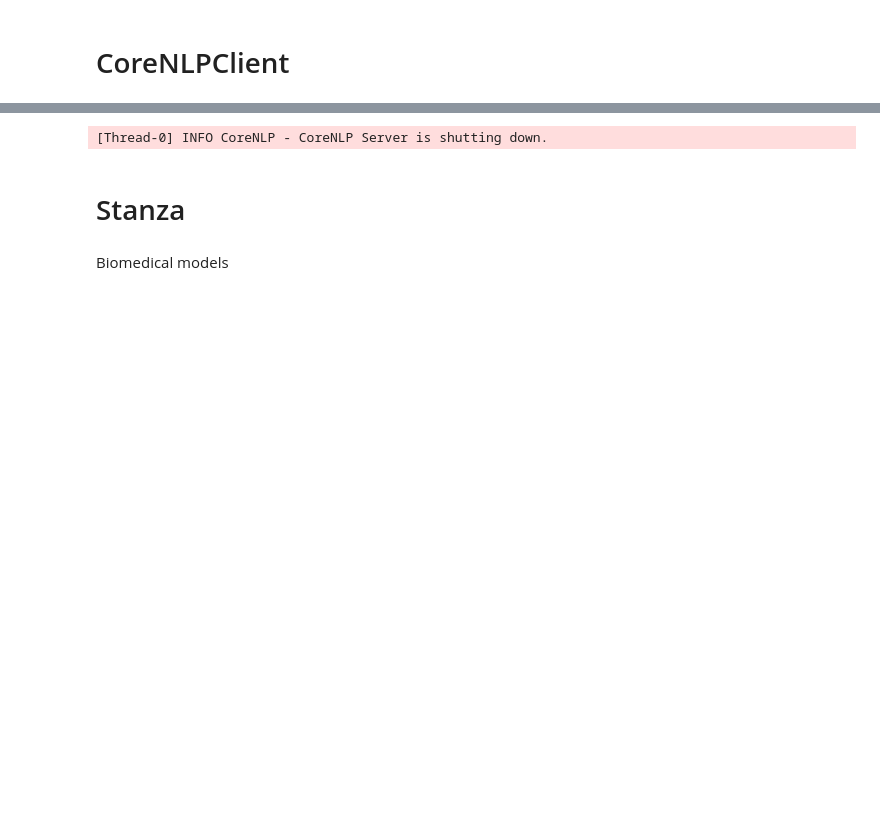
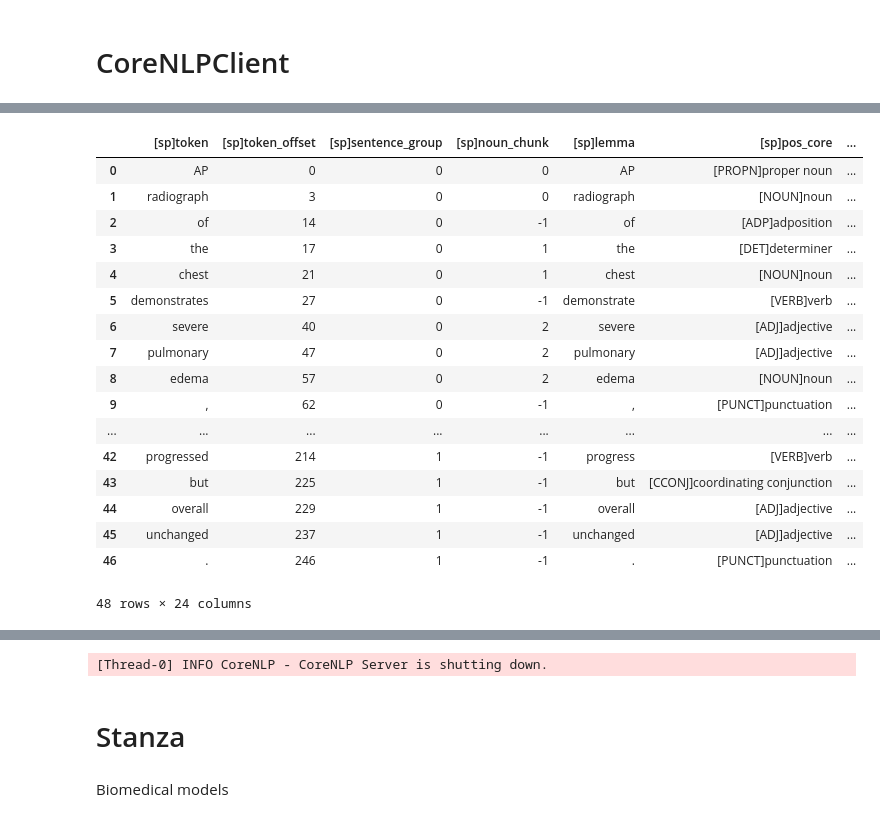
Before and after one commit to yxliao95/structured_reporting, a Jupyter notebook: notebook/2_IE_CoreNLP_test.ipynb, the cells around one changed output, grey strips where cells are left out. Cells and saved outputs as stored; diff of their text form; code cells hidden in the pictures; blank space fills up the shorter version.

```diff
--- a/notebook/2_IE_CoreNLP_test.ipynb
+++ b/notebook/2_IE_CoreNLP_test.ipynb
@@ -162,0 +221,54 @@ AP chest reviewed in the absence of prior chest radiographs, at 9:20 a.m., a fol
+# %%
+section_name_cfg = config.name_style.mimic_cxr.section_name
+batch_process_cfg = config.batch_process
+output_section_cfg = config.output.section
+nlp_cfg = config.nlp_properties.corenlp
+request_url = config.nlp_properties.corenlp.request_url
+spacy_nametyle = config.name_style.spacy.column_name
+corenlp_nametyle = config.name_style.corenlp.column_name
+
+coref_server_name = "dcoref"
+
+corenlp_json = json.loads(corenlp_out_jsonStr)
+df_base = df_spacy
+tokenOffset_base = df_base.loc[:, spacy_nametyle["token_offset"]].tolist()
+referTo_spacy, tokenTotalNum, sentenceGroups, corefMetionGroups_withData, corefGroups, dependency_list, depPlus_list, depPlusPlus_list = formatCorenlpDocument(tokenOffset_base, corenlp_json)
+df_corenlp_rowsNum = tokenTotalNum
+df_corenlp = None
+df_corenlp = pd.DataFrame(
+    {
+        corenlp_nametyle["align_to_spacy"]: [int(i) for i in referTo_spacy],
+        corenlp_nametyle["token"]: [str(token["originalText"]) for sentence in corenlp_json["sentences"] for token in sentence["tokens"]],
+        corenlp_nametyle["token_offset"]: [str(token["characterOffsetBegin"]) for sentence in corenlp_json["sentences"] for token in sentence["tokens"]],
+        corenlp_nametyle["sentence_group"]: [int(i) for i in sentenceGroups],
+        corenlp_nametyle["lemma"]: [str(token["lemma"]) for sentence in corenlp_json["sentences"] for token in sentence["tokens"]],
+        corenlp_nametyle["pos"]: [str(token["pos"]) for sentence in corenlp_json["sentences"] for token in sentence["tokens"]],
+        corenlp_nametyle["dependency"]: [str(i) for i in align_byIndex_individually_withData_dictInList(df_corenlp_rowsNum, dependency_list)],
+        corenlp_nametyle["dependency+"]: [str(i) for i in align_byIndex_individually_withData_dictInList(df_corenlp_rowsNum, depPlus_list)],
+        corenlp_nametyle["dependency++"]: [str(i) for i in align_byIndex_individually_withData_dictInList(df_corenlp_rowsNum, depPlusPlus_list)],
+        corenlp_nametyle[coref_server_name + "_mention"]: [str(i) for i in align_byIndex_individually_withData_noOverlap(df_corenlp_rowsNum, corefMetionGroups_withData)],
+        corenlp_nametyle[coref_server_name + "_group"]: [str(i) for i in align_byIndex_individually_nestedgruop(df_corenlp_rowsNum, corefGroups)],
+        corenlp_nametyle[coref_server_name + "_group_conll"]: [str(i) for i in align_coref_groups_in_conll_format(df_corenlp_rowsNum, corefGroups)],
+    },
+)
+# %%
+df_base
+# %% [output]
+|  | [sp]token | [sp]token_offset | [sp]sentence_group | [sp]noun_chunk | [sp]lemma | [sp]pos_core | ... |
+| 0 | AP | 0 | 0 | 0 | AP | [PROPN]proper noun | ... |
+| 1 | radiograph | 3 | 0 | 0 | radiograph | [NOUN]noun | ... |
+| 2 | of | 14 | 0 | -1 | of | [ADP]adposition | ... |
+| 3 | the | 17 | 0 | 1 | the | [DET]determiner | ... |
+| 4 | chest | 21 | 0 | 1 | chest | [NOUN]noun | ... |
+| 5 | demonstrates | 27 | 0 | -1 | demonstrate | [VERB]verb | ... |
+| 6 | severe | 40 | 0 | 2 | severe | [ADJ]adjective | ... |
+| 7 | pulmonary | 47 | 0 | 2 | pulmonary | [ADJ]adjective | ... |
+| 8 | edema | 57 | 0 | 2 | edema | [NOUN]noun | ... |
+| 9 | , | 62 | 0 | -1 | , | [PUNCT]punctuation | ... |
+| ... | ... | ... | ... | ... | ... | ... | ... |
+| 42 | progressed | 214 | 1 | -1 | progress | [VERB]verb | ... |
+| 43 | but | 225 | 1 | -1 | but | [CCONJ]coordinating conjunction | ... |
+| 44 | overall | 229 | 1 | -1 | overall | [ADJ]adjective | ... |
+| 45 | unchanged | 237 | 1 | -1 | unchanged | [ADJ]adjective | ... |
+| 46 | . | 246 | 1 | -1 | . | [PUNCT]punctuation | ... |
+48 rows × 24 columns
```
Also changed, not shown: parts of 21 cells of this notebook, 20 other files.
